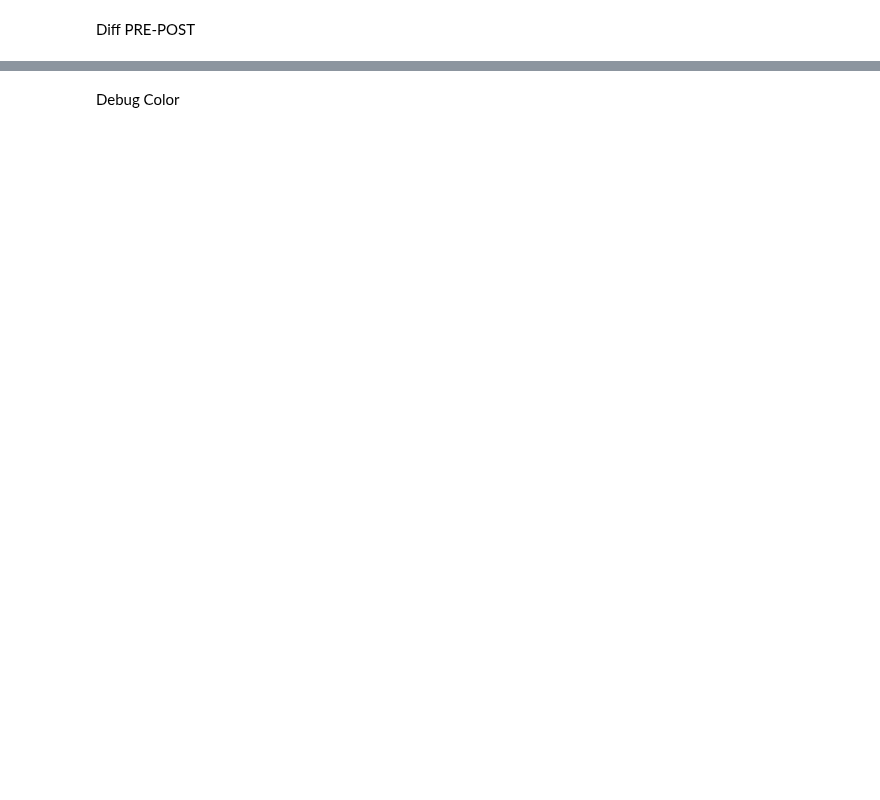
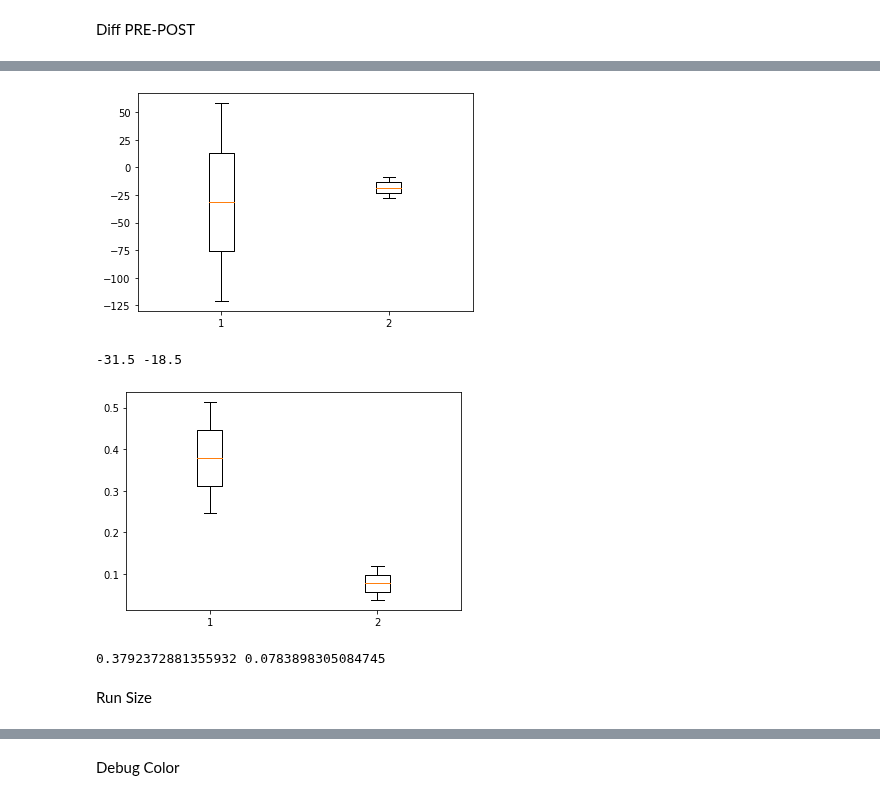
Before and after one commit to FruitSpec/fsCounter, a Jupyter notebook: vision/tools/jupyter_notebooks/tomato_analysis.ipynb, the cells around one changed output, grey strips where cells are left out. Drawn from its saved outputs; the diff is of its cells as text; code cells hidden in the pictures; blank space fills up the shorter version.

Commit message:
jupyter tomato_analysis.ipynb

```diff
--- a/vision/tools/jupyter_notebooks/tomato_analysis.ipynb
+++ b/vision/tools/jupyter_notebooks/tomato_analysis.ipynb
@@ -110,0 +215,35 @@ def run_counter(scan_pre, scan_post, output):
+# %%
+scan_pre = fr'C:\Users\frodo\OneDrive - FruitSpec\Syngenta\tomato\230123\pre'
+scan_post = fr'C:\Users\frodo\OneDrive - FruitSpec\Syngenta\tomato\230123\post'
+output_path = fr'C:\Users\frodo\OneDrive - FruitSpec\Syngenta\tomato\230123\results_060223.csv'
+
+gt = pd.read_csv(fr'C:\Users\frodo\OneDrive - FruitSpec\Syngenta\tomato\230123\ground_truth.csv')
+gt = gt[['plot_id','GT-C']]
+df_pre, df_post, df = run_counter(scan_pre,scan_post)
+df = df.merge(gt,how='left',on = ['plot_id'])
+df['error_count'] = df['diff']-df['GT-C']
+df['error'] = abs(df['error_count']/df['GT-C'])
+df['acc'] = 1 - df['error']
+df.to_csv(output_path,index=False)
+# %%
+df = pd.read_csv(output_path,dtype={'row':str})
+df_1 = df[df["row"].isin(['9','11','7','13','15','5','3','17','1','19','21','25'])]
+df_2 = df[df["row"].isin(['10','8','12','12','6','14','4','16','2','18','20','26'])]
+
+df_1.to_csv(r"C:\Users\frodo\OneDrive - FruitSpec\Syngenta\tomato\230123\side_1_count.csv")
+df_2.to_csv(r"C:\Users\frodo\OneDrive - FruitSpec\Syngenta\tomato\230123\side_2_count.csv")
+
+plt.boxplot([df_1['error_count'].dropna(),df_2['error_count'].dropna()],vert=1)
+plt.show()
+print(df_1['error_count'].mean(),df_2['error_count'].mean())
+
+plt.boxplot([df_1['error'].dropna(),df_2['error'].dropna()],vert=1)
+plt.show()
+print(df_1['error'].mean(),df_2['error'].mean())
+# %% [output]
+[figure, added]
+-31.5 -18.5
+[figure, added]
+0.3792372881355932 0.0783898305084745
+# %% [markdown]
+Run Size
```
Also changed, not shown: parts of 32 cells of this notebook, 15 other files.
